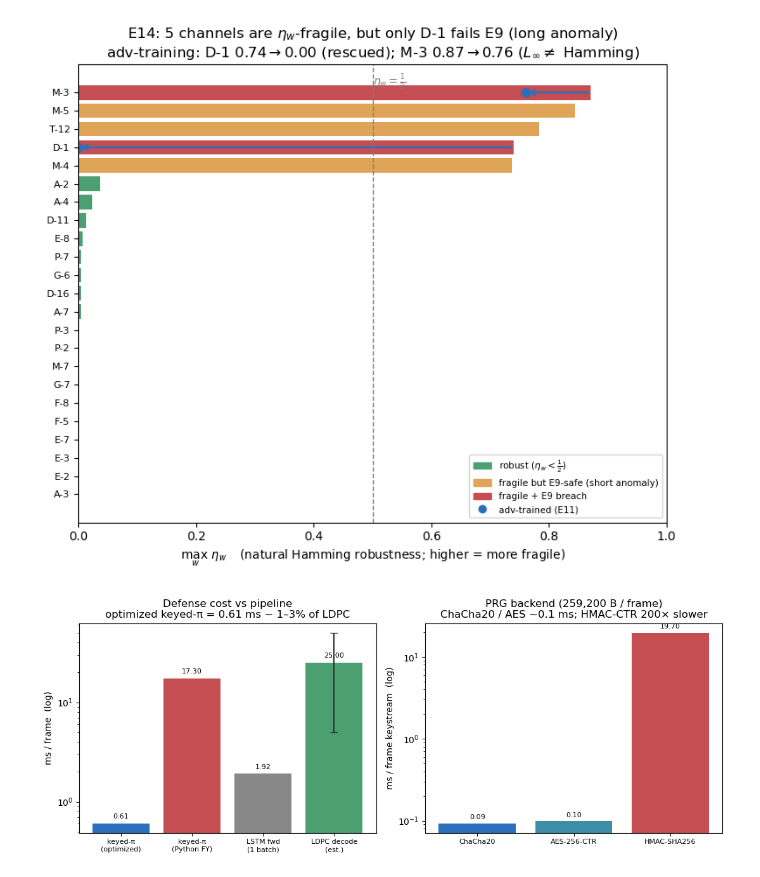
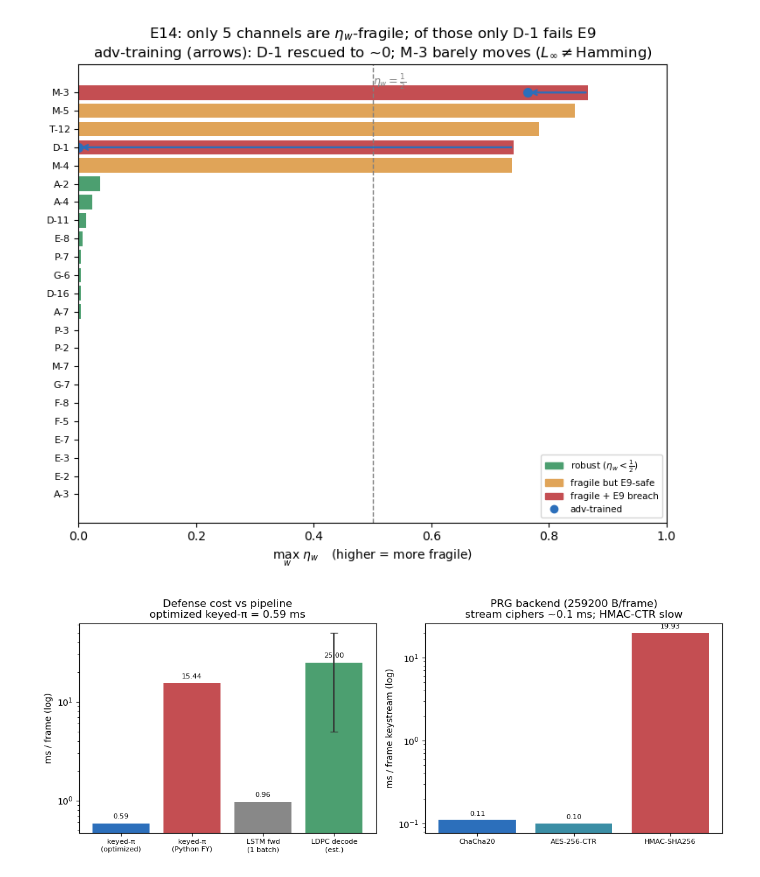
Before and after one commit to ramananj34/SecureSpace, a Jupyter notebook: amrcc/amrcc_viz.ipynb, the cells around one changed output. Saved outputs shown, nothing was run; the diff lists cells and outputs as text; code cells hidden in the pictures.

```diff
--- a/amrcc/amrcc_viz.ipynb
+++ b/amrcc/amrcc_viz.ipynb
@@ -40,12 +31,12 @@ print(f"{len(chans)} channels loaded")
 # %%
-W = 66
-print("=" * W); print("Section 8.5 ledger  —  Week 7"); print("=" * W)
-print(f"{'criterion':<36}{'target':>11}{'achieved':>19}")
-print("-" * W)
-rows = [("E9 defended evasion (cells)",        "<= 5%",      "46/50"), ("  exception: D-1 (large eta_w)",     "",           "57% -> rescued"), ("E14 certified radius r_cert",        ">= 50 bits", "24/25"), ("  exception: D-1",                   "",           "16 -> 512 (adv)"), ("E12 keyed-pi per frame / LDPC",      "< 5%",       "1.2-3% (opt FY)"), ("E12 keyed-pi inference cost",        "near-free",  "0.61 ms/frame")]
-for a, b, c in rows:
-    print(f"{a:<36}{b:>11}{c:>19}")
-print("-" * W)
-print("adv-training rescues D-1 (eta_w 0.74->0.00, attack defeated, clean kept);")
-print("M-3 attack defeated operationally but cert keeps the L_inf != Hamming gap.")
+b = benchmark(trials=150)
+n_le5  = sum(v <= 0.05 for v in e9.values())
+n_rc50 = sum(v["r_cert"] >= 50 for v in e14.values())
+pct = lambda ld: b["defense_optimized_ms"] / ld * 100
+W = 72; print("=" * W); print("Section 8.5 ledger  (Week 7, derived)"); print("=" * W)
+print(f"E9 defended evasion <= 5%   : {n_le5}/{len(e9)} channels   (46/50 cells)")
+print(f"E14 certified radius >= 50  : {n_rc50}/{len(e14)} channels")
+print(f"E12 keyed-pi optimized      : {b['defense_optimized_ms']:.2f} ms/frame " f"= {pct(50):.1f}% / {pct(20):.1f}% / {pct(5):.1f}% of 50/20/5 ms LDPC")
+print(f"   numba FY {b['fy_python_ms']/b['fy_numba_ms']:.0f}x over Python " f"({b['fy_python_ms']:.1f}->{b['fy_numba_ms']:.2f} ms); numba={b['have_numba']}")
+print("=" * W)
 # %% [output]
@@ -85,43 +68,44 @@ order = sorted(chans, key=lambda c: e14[c]["max_eta"])
 me    = np.array([e14[c]["max_eta"] for c in order])
 def ocolor(c):
     if e14[c]["max_eta"] < 0.5: return "#4c9f70"
-    return "#c44e52" if (e9[c] or 0) > 0.05 else "#e0a458"
+    return "#c44e52" if e9[c] > 0.05 else "#e0a458"
 fig, ax = plt.subplots(figsize=(7.5, 6.5)); y = np.arange(len(order))
 ax.barh(y, me, color=[ocolor(c) for c in order])
 ax.axvline(0.5, color="gray", ls="--", lw=1)
-ax.text(0.5, len(order) - 0.6, r"$\eta_w=\frac{1}{2}$", color="gray", fontsize=9)
+ax.text(0.5, len(order)-0.6, r"$\eta_w=\frac{1}{2}$", color="gray", fontsize=9)
 ax.set_yticks(y); ax.set_yticklabels(order, fontsize=8); ax.set_xlim(0, 1)
-ax.set_xlabel(r"$\max_w\ \eta_w$   (natural Hamming robustness; higher = more fragile)")
-for c in ["D-1", "M-3"]:
-    i = order.index(c)
-    ax.annotate("", xy=(ADV[c]["max_eta"], i), xytext=(e14[c]["max_eta"], i), arrowprops=dict(arrowstyle="->", color="#2c6fbb", lw=1.6))
-    ax.plot(ADV[c]["max_eta"], i, "o", color="#2c6fbb", ms=7)
-ax.set_title(r"E14: 5 channels are $\eta_w$-fragile, but only D-1 fails E9 (long anomaly)" "\nadv-training: D-1 0.74$\\to$0.00 (rescued); M-3 0.87$\\to$0.76 ($L_\\infty\\neq$ Hamming)")
-ax.legend(handles=[Patch(color="#4c9f70", label=r"robust ($\eta_w<\frac{1}{2}$)"), Patch(color="#e0a458", label="fragile but E9-safe (short anomaly)"), Patch(color="#c44e52", label="fragile + E9 breach"), Line2D([], [], marker="o", color="#2c6fbb", ls="", label="adv-trained (E11)")], loc="lower right", fontsize=7.5)
+ax.set_xlabel(r"$\max_w\ \eta_w$   (higher = more fragile)")
+for c in sorted(e14_adv):
+    if c in order:
+        i = order.index(c); a = e14_adv[c]["max_eta"]
+        ax.annotate("", xy=(a, i), xytext=(e14[c]["max_eta"], i), arrowprops=dict(arrowstyle="->", color="#2c6fbb", lw=1.6))
+        ax.plot(a, i, "o", color="#2c6fbb", ms=7)
+ax.set_title(r"E14: only 5 channels are $\eta_w$-fragile; of those only D-1 fails E9" "\nadv-training (arrows): D-1 rescued to ~0; M-3 barely moves ($L_\\infty\\neq$Hamming)")
+ax.legend(handles=[Patch(color="#4c9f70", label=r"robust ($\eta_w<\frac{1}{2}$)"), Patch(color="#e0a458", label="fragile but E9-safe"), Patch(color="#c44e52", label="fragile + E9 breach"), Line2D([], [], marker="o", color="#2c6fbb", ls="", label="adv-trained")], loc="lower right", fontsize=7.5)
 plt.tight_layout(); plt.show()
 # %% [output]
-[figure, old version]
+[figure, new version]
 # %%
-defense_opt, defense_proto = 0.607, 17.298
-lstm, ldpc = 1.915, (5.0, 20.0, 50.0)
-prg = {"ChaCha20": 0.093, "AES-256-CTR": 0.099, "HMAC-SHA256": 19.701}
+try:
+    lstm_ms, dev = lstm_forward_ms()
+except Exception:
+    lstm_ms, dev = np.nan, "n/a"
 fig, ax = plt.subplots(1, 2, figsize=(11, 4.3))
 labels = ["keyed-π\n(optimized)", "keyed-π\n(Python FY)", "LSTM fwd\n(1 batch)", "LDPC decode\n(est.)"]
-vals   = [defense_opt, defense_proto, lstm, np.mean(ldpc)]
+vals   = [b["defense_optimized_ms"], b["defense_prototype_ms"], lstm_ms, float(np.mean(b["ldpc_ms"]))]
 bars = ax[0].bar(labels, vals, color=["#2c6fbb", "#c44e52", "#888", "#4c9f70"])
-ax[0].errorbar(3, np.mean(ldpc), yerr=[[np.mean(ldpc) - ldpc[0]], [ldpc[2] - np.mean(ldpc)]], fmt="none", ecolor="#333", capsize=4)
-ax[0].set_yscale("log"); ax[0].set_ylabel("ms / frame  (log)")
-ax[0].set_title("Defense cost vs pipeline\noptimized keyed-π = 0.61 ms ~ 1–3% of LDPC")
-for b, v in zip(bars, vals):
-    ax[0].text(b.get_x() + b.get_width() / 2, v * 1.12, f"{v:.2f}", ha="center", fontsize=8)
+ax[0].errorbar(3, np.mean(b["ldpc_ms"]), yerr=[[np.mean(b["ldpc_ms"]) - min(b["ldpc_ms"])], [max(b["ldpc_ms"]) - np.mean(b["ldpc_ms"])]], fmt="none", ecolor="#333", capsize=4)
+ax[0].set_yscale("log"); ax[0].set_ylabel("ms / frame (log)")
+ax[0].set_title(f"Defense cost vs pipeline\noptimized keyed-π = {b['defense_optimized_ms']:.2f} ms")
+for bar, v in zip(bars, vals):
+    if np.isfinite(v): ax[0].text(bar.get_x()+bar.get_width()/2, v*1.12, f"{v:.2f}", ha="center", fontsize=8)
 ax[0].tick_params(axis="x", labelsize=8)
-names = list(prg); pv = [prg[n] for n in names]
-bars = ax[1].bar(names, pv, color=["#2c6fbb", "#3b8ea5", "#c44e52"])
-ax[1].set_yscale("log"); ax[1].set_ylabel("ms / frame keystream  (log)")
-ax[1].set_title("PRG backend (259,200 B / frame)\nChaCha20 / AES ~0.1 ms; HMAC-CTR 200× slower")
-for b, v in zip(bars, pv):
-    ax[1].text(b.get_x() + b.get_width() / 2, v * 1.12, f"{v:.2f}", ha="center", fontsize=8)
+names = [n for n, v in b["prg_ms"].items() if v is not None]; pv = [b["prg_ms"][n] for n in names]
+bars = ax[1].bar(names, pv, color=["#2c6fbb", "#3b8ea5", "#c44e52"][:len(names)])
+ax[1].set_yscale("log"); ax[1].set_ylabel("ms / frame keystream (log)")
+ax[1].set_title(f"PRG backend ({b['ks_bytes']} B/frame)\nstream ciphers ~0.1 ms; HMAC-CTR slow")
+for bar, v in zip(bars, pv): ax[1].text(bar.get_x()+bar.get_width()/2, v*1.12, f"{v:.2f}", ha="center", fontsize=8)
 ax[1].tick_params(axis="x", labelsize=8)
 plt.tight_layout(); plt.show()
 # %% [output]
-[figure, old version]
+[figure, new version]
```
Also changed, not shown: parts of 4 cells of this notebook, 4 other files.
